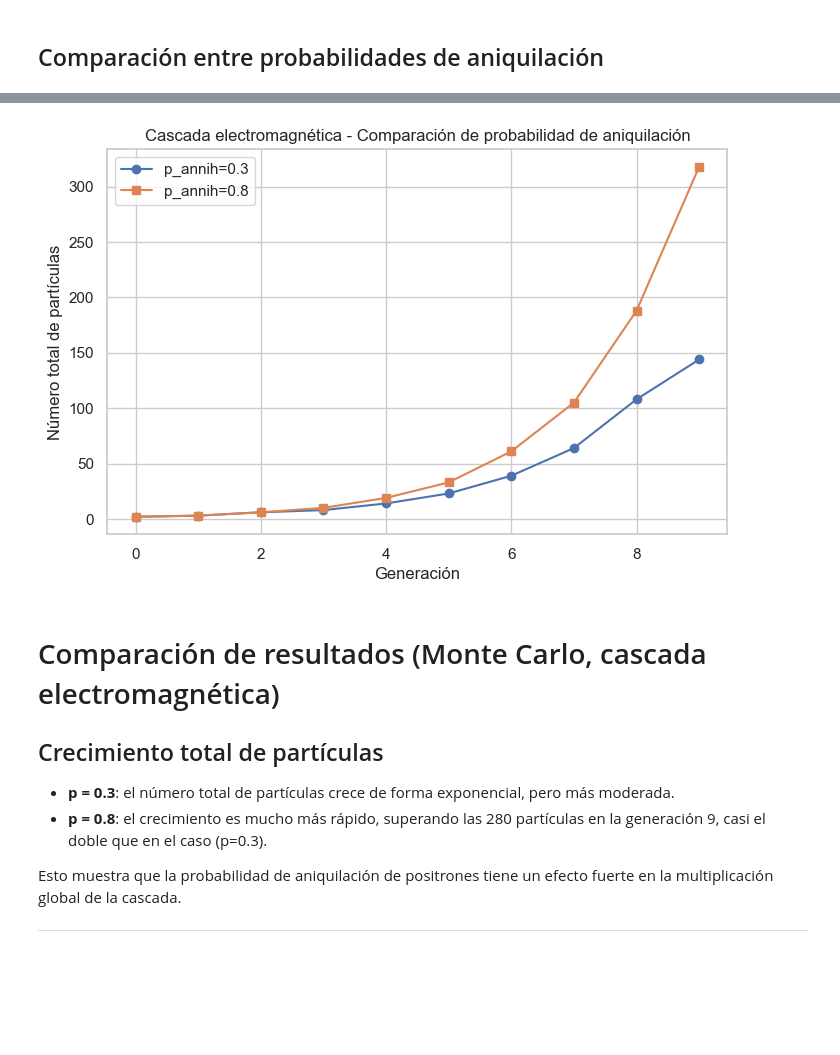
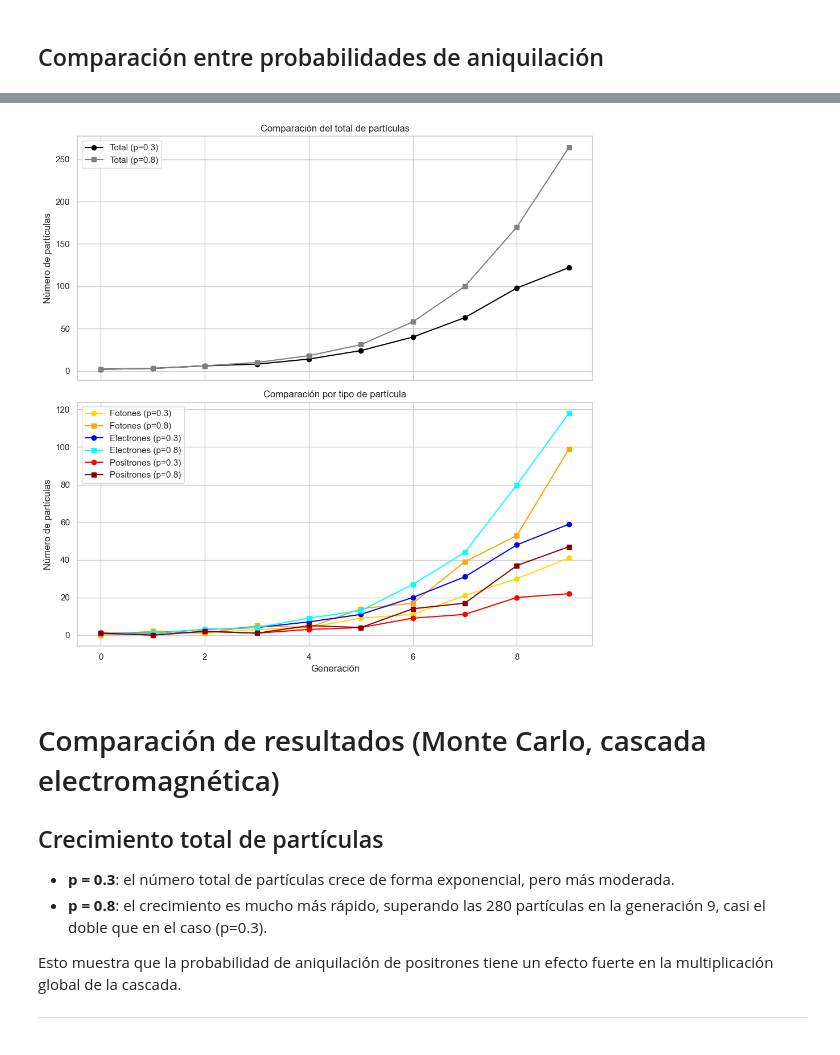
Before and after one commit to Mariana31415/Rayos-cosmicos, a Jupyter notebook: Tareacomp1.ipynb, the cells around one changed output, grey strips where cells are left out. Cells and saved outputs as stored; diff of their text form; code cells hidden in the pictures; blank space fills up the shorter version.

```diff
--- a/Tareacomp1.ipynb
+++ b/Tareacomp1.ipynb
@@ -719,24 +644,57 @@ print("✅ Comparación completada. Gráfica combinada generada: shower_comparis
-# %%
-# Leer los dos archivos con encoding compatible
-df_03 = pd.read_csv("shower_data03.csv", encoding="latin-1")
-df_08 = pd.read_csv("shower_data08.csv", encoding="latin-1")
-
-# Agrupar por generación → número total de partículas
-count_03 = df_03.groupby("Generacion").size().reset_index(name="N_particulas")
-count_08 = df_08.groupby("Generacion").size().reset_index(name="N_particulas")
-
-# Gráfico comparativo
-plt.figure(figsize=(8,5))
-plt.plot(count_03["Generacion"], count_03["N_particulas"], marker='o', label="p_annih=0.3")
-plt.plot(count_08["Generacion"], count_08["N_particulas"], marker='s', label="p_annih=0.8")
-plt.xlabel("Generación")
-plt.ylabel("Número total de partículas")
-plt.title("Cascada electromagnética - Comparación de probabilidad de aniquilación")
-plt.legend()
-plt.grid(True)
-plt.show()
-# %% [output]
-[figure, removed]
+# %%
+import matplotlib.pyplot as plt
+
+# ----------------------------
+# Ejecutar dos simulaciones
+# ----------------------------
+initial_energy = 1000  # MeV
+threshold = 1.0        # MeV
+
+# Caso 1: aniquilación baja
+ANNIHILATION_PROB = 0.3
+data_03, counts_03 = simulate_shower(initial_energy, threshold)
+
+# Caso 2: aniquilación alta
+ANNIHILATION_PROB = 0.8
+data_08, counts_08 = simulate_shower(initial_energy, threshold)
+
+# ----------------------------
+# Graficar en subplots
+# ----------------------------
+fig, axes = plt.subplots(2, 1, figsize=(10, 10), sharex=True)
+
+# --- Subplot 1: Total ---
+axes[0].plot(range(len(counts_03["total"])), counts_03["total"], marker='o', label="Total (p=0.3)", color="black")
+axes[0].plot(range(len(counts_08["total"])), counts_08["total"], marker='s', label="Total (p=0.8)", color="gray")
+axes[0].set_ylabel("Número de partículas")
+axes[0].set_title("Comparación del total de partículas")
+axes[0].legend()
+axes[0].grid(True)
+
+# --- Subplot 2: Por tipo ---
+# Fotones
+axes[1].plot(counts_03["gamma"], marker='o', label="Fotones (p=0.3)", color="gold")
+axes[1].plot(counts_08["gamma"], marker='s', label="Fotones (p=0.8)", color="orange")
+
+# Electrones
+axes[1].plot(counts_03["electron"], marker='o', label="Electrones (p=0.3)", color="blue")
+axes[1].plot(counts_08["electron"], marker='s', label="Electrones (p=0.8)", color="cyan")
+
+# Positrones
+axes[1].plot(counts_03["positron"], marker='o', label="Positrones (p=0.3)", color="red")
+axes[1].plot(counts_08["positron"], marker='s', label="Positrones (p=0.8)", color="darkred")
+
+axes[1].set_xlabel("Generación")
+axes[1].set_ylabel("Número de partículas")
+axes[1].set_title("Comparación por tipo de partícula")
+axes[1].legend()
+axes[1].grid(True)
+
+# Ajustar diseño
+plt.tight_layout()
+plt.show()
+# %% [output]
+[figure, added]
 # %% [markdown]
 # Comparación de resultados (Monte Carlo, cascada electromagnética)
 
```
Also changed, not shown: parts of 10 cells of this notebook.
